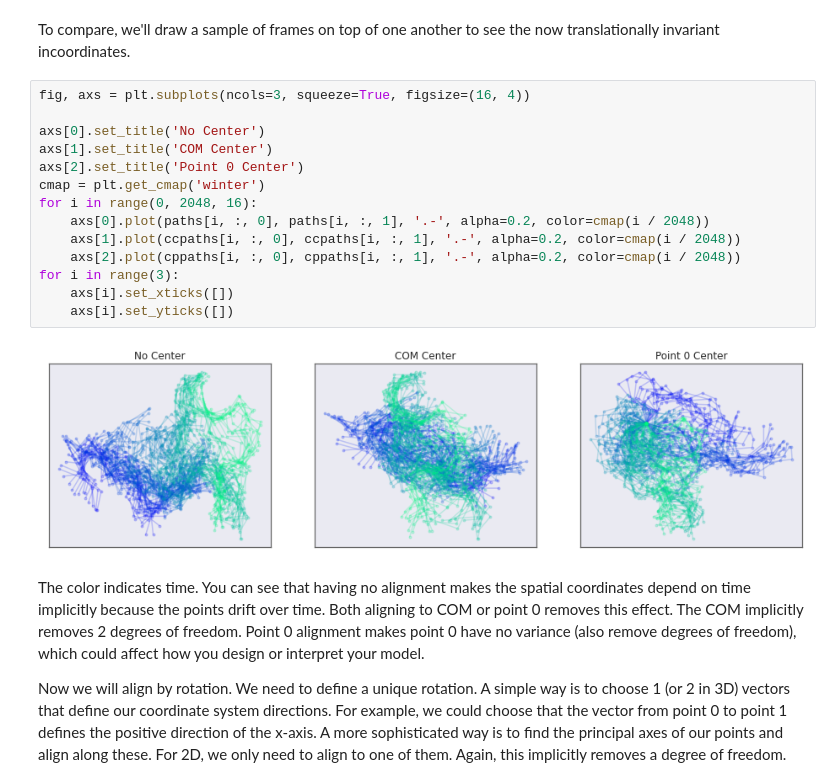
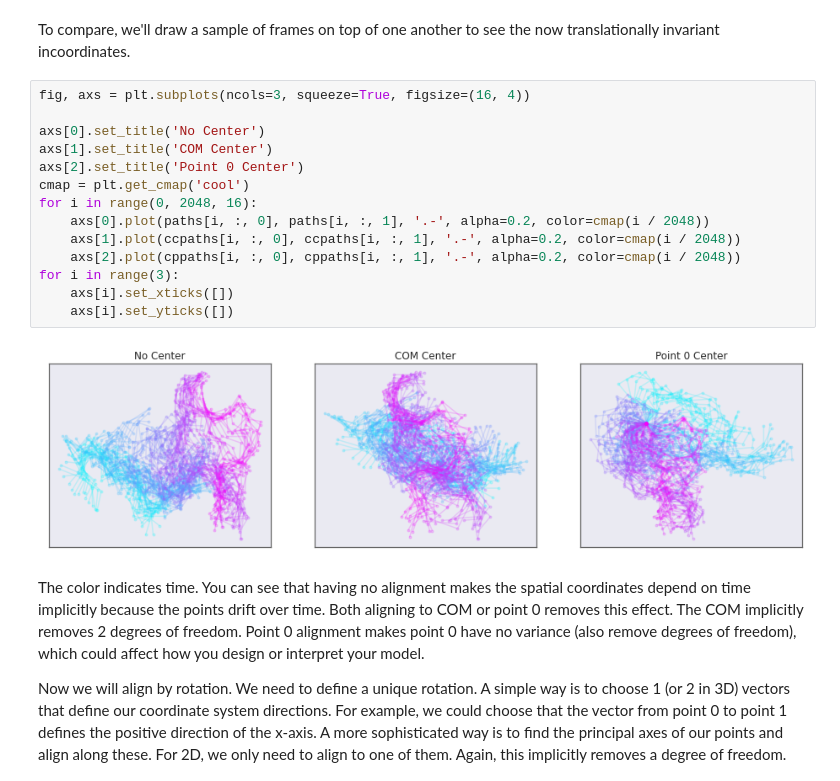
Before and after one commit to whitead/dmol-book, a Jupyter notebook: dl/data.ipynb, the cells around one changed output. Saved outputs shown, nothing was run; the diff lists cells and outputs as text.

```diff
--- a/dl/data.ipynb
+++ b/dl/data.ipynb
@@ -389,19 +389,19 @@ To compare, we'll draw a sample of frames on top of one another to see the now t
 # %%
 fig, axs = plt.subplots(ncols=3, squeeze=True, figsize=(16, 4))
 
 axs[0].set_title('No Center')
 axs[1].set_title('COM Center')
 axs[2].set_title('Point 0 Center')
-cmap = plt.get_cmap('winter')
+cmap = plt.get_cmap('cool')
 for i in range(0, 2048, 16):
     axs[0].plot(paths[i, :, 0], paths[i, :, 1], '.-', alpha=0.2, color=cmap(i / 2048))
     axs[1].plot(ccpaths[i, :, 0], ccpaths[i, :, 1], '.-', alpha=0.2, color=cmap(i / 2048))
     axs[2].plot(cppaths[i, :, 0], cppaths[i, :, 1], '.-', alpha=0.2, color=cmap(i / 2048))
 for i in range(3):
     axs[i].set_xticks([])
     axs[i].set_yticks([])
 # %% [output]
-[figure, old version]
+[figure, new version]
 # %% [markdown]
 The color indicates time. You can see that having no alignment makes the spatial coordinates depend on time implicitly because the points drift over time. Both aligning to COM or point 0 removes this effect. The COM implicitly removes 2 degrees of freedom. Point 0 alignment makes point 0 have no variance (also remove degrees of freedom), which could affect how you design or interpret your model.
 
```
Also changed, not shown: parts of 10 cells of this notebook, 6 other files.
